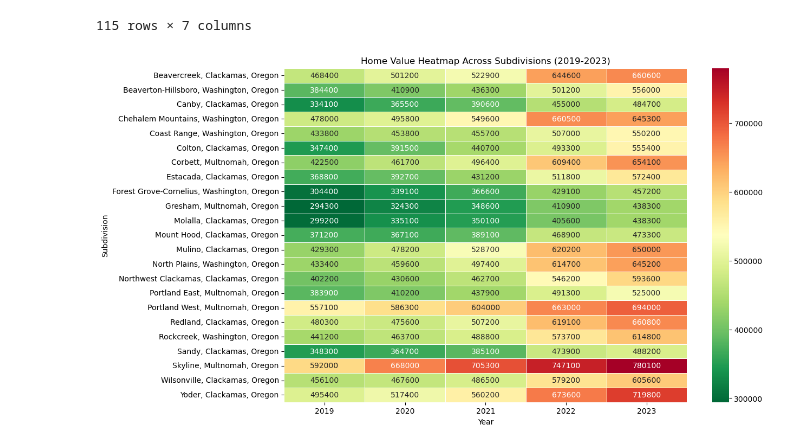
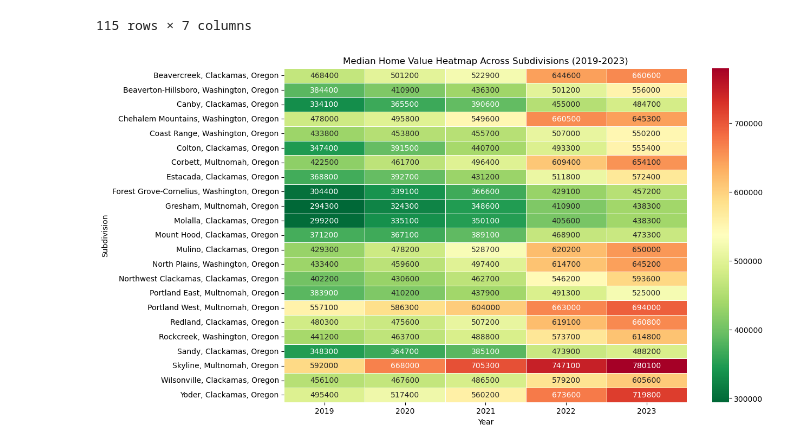
Before and after one commit to Tserrof7/Portland-Housing-Prices-Affordability-Project, a Jupyter notebook: Project.ipynb, the cells around one changed output. Cells and saved outputs as stored; diff of their text form; code cells hidden in the pictures.

```diff
--- a/Project.ipynb
+++ b/Project.ipynb
@@ -52,35 +50,35 @@ df_cleaned
 # %%
 # Load the cleaned dataset
 file_path = "Final.csv"
 df_cleaned = pd.read_csv(file_path)
 
 # Normalize column names to avoid mismatches
 df_cleaned.columns = df_cleaned.columns.str.strip().str.lower()
 df_cleaned = df_cleaned.rename(columns={'county subdivision': 'subdivision'})
 df_cleaned["subdivision"] = df_cleaned["subdivision"].str.replace(" CCD", "", regex=False).str.replace(" County", "", regex=False)
 
 # Now create the wide format data for the heatmap
 df_wide = df_cleaned.pivot(index='subdivision', columns='year', values='median home value')
 
 # Create a heatmap for each subdivision with a red-to-green color scale
 plt.figure(figsize=(12, 8))
 sns.heatmap(
     df_wide,
     annot=True,
     fmt=".0f",
-    cmap="RdYlGn_r",  # Red for expensive, Green for least expensive
+    cmap="RdYlGn_r",
     linewidths=0.5
 )
 
 # Customize the plot
-plt.title("Home Value Heatmap Across Subdivisions (2019-2023)")
+plt.title("Median Home Value Heatmap Across Subdivisions (2019-2023)")
 plt.xlabel("Year")
 plt.ylabel("Subdivision")
 
 # Show the heatmap
 plt.show()
 # %% [output]
-[figure, old version]
+[figure, new version]
 # %%
 # Load the cleaned dataset
 file_path = "Final.csv"
```
Also changed, not shown: parts of 6 cells of this notebook.
